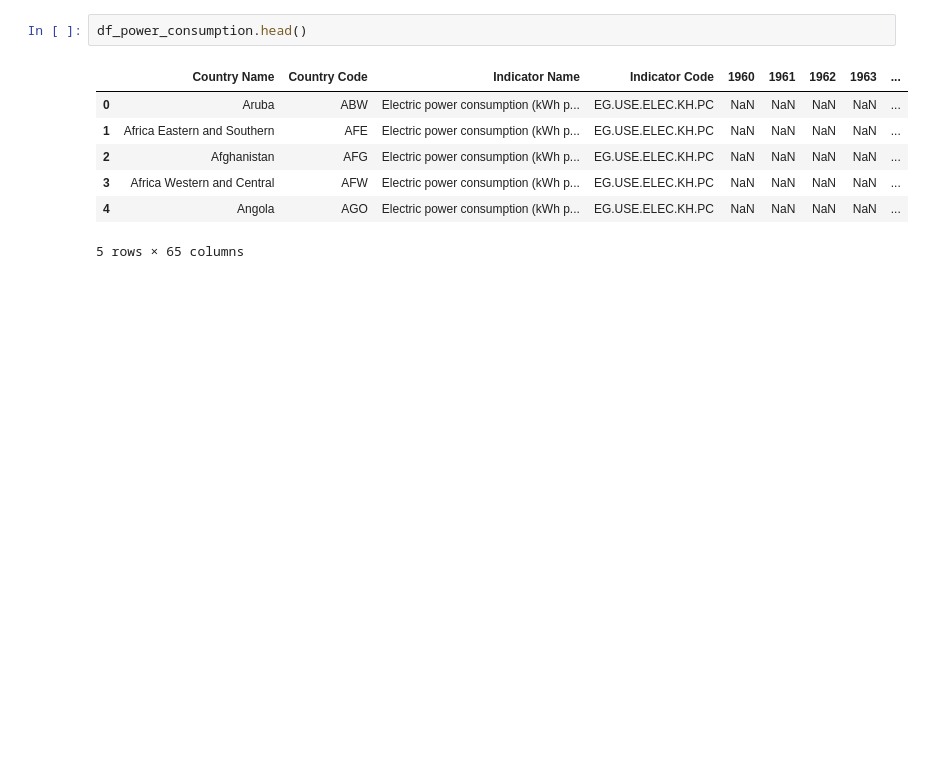
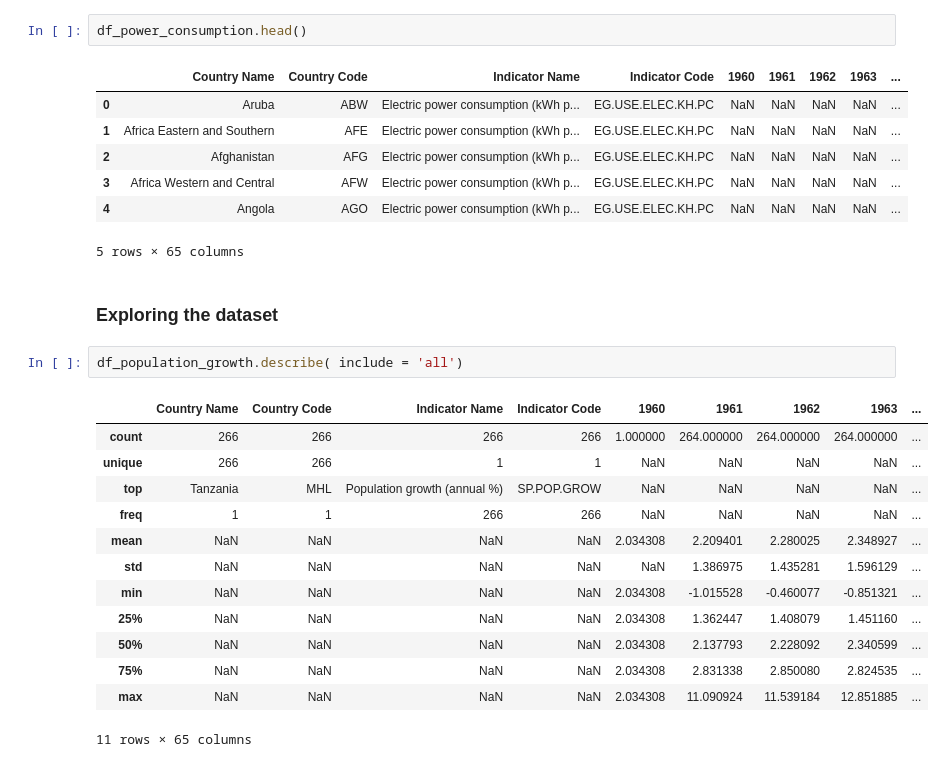
Before and after one commit to iamYole/ADS_Assignment_2, a Jupyter notebook: Population Growth VS Energy Consumption.ipynb, the cells around one changed output. Saved outputs shown, nothing was run; the diff lists cells and outputs as text; blank space fills up the shorter version.

```diff
--- a/Population Growth VS Energy Consumption.ipynb
+++ b/Population Growth VS Energy Consumption.ipynb
@@ -31,3 +32,21 @@ df_power_consumption.head()
 | 3 | Africa Western and Central | AFW | Electric power consumption (kWh p... | EG.USE.ELEC.KH.PC | NaN | NaN | NaN | NaN | ... |
 | 4 | Angola | AGO | Electric power consumption (kWh p... | EG.USE.ELEC.KH.PC | NaN | NaN | NaN | NaN | ... |
 5 rows × 65 columns
+# %% [markdown]
+### Exploring the dataset
+# %%
+df_population_growth.describe( include = 'all')
+# %% [output]
+|  | Country Name | Country Code | Indicator Name | Indicator Code | 1960 | 1961 | 1962 | 1963 | ... |
+| count | 266 | 266 | 266 | 266 | 1.000000 | 264.000000 | 264.000000 | 264.000000 | ... |
+| unique | 266 | 266 | 1 | 1 | NaN | NaN | NaN | NaN | ... |
+| top | Tanzania | MHL | Population growth (annual %) | SP.POP.GROW | NaN | NaN | NaN | NaN | ... |
+| freq | 1 | 1 | 266 | 266 | NaN | NaN | NaN | NaN | ... |
+| mean | NaN | NaN | NaN | NaN | 2.034308 | 2.209401 | 2.280025 | 2.348927 | ... |
+| std | NaN | NaN | NaN | NaN | NaN | 1.386975 | 1.435281 | 1.596129 | ... |
+| min | NaN | NaN | NaN | NaN | 2.034308 | -1.015528 | -0.460077 | -0.851321 | ... |
+| 25% | NaN | NaN | NaN | NaN | 2.034308 | 1.362447 | 1.408079 | 1.451160 | ... |
+| 50% | NaN | NaN | NaN | NaN | 2.034308 | 2.137793 | 2.228092 | 2.340599 | ... |
+| 75% | NaN | NaN | NaN | NaN | 2.034308 | 2.831338 | 2.850080 | 2.824535 | ... |
+| max | NaN | NaN | NaN | NaN | 2.034308 | 11.090924 | 11.539184 | 12.851885 | ... |
+11 rows × 65 columns
```
Also changed, not shown: parts of 16 cells of this notebook, 1 other file.
